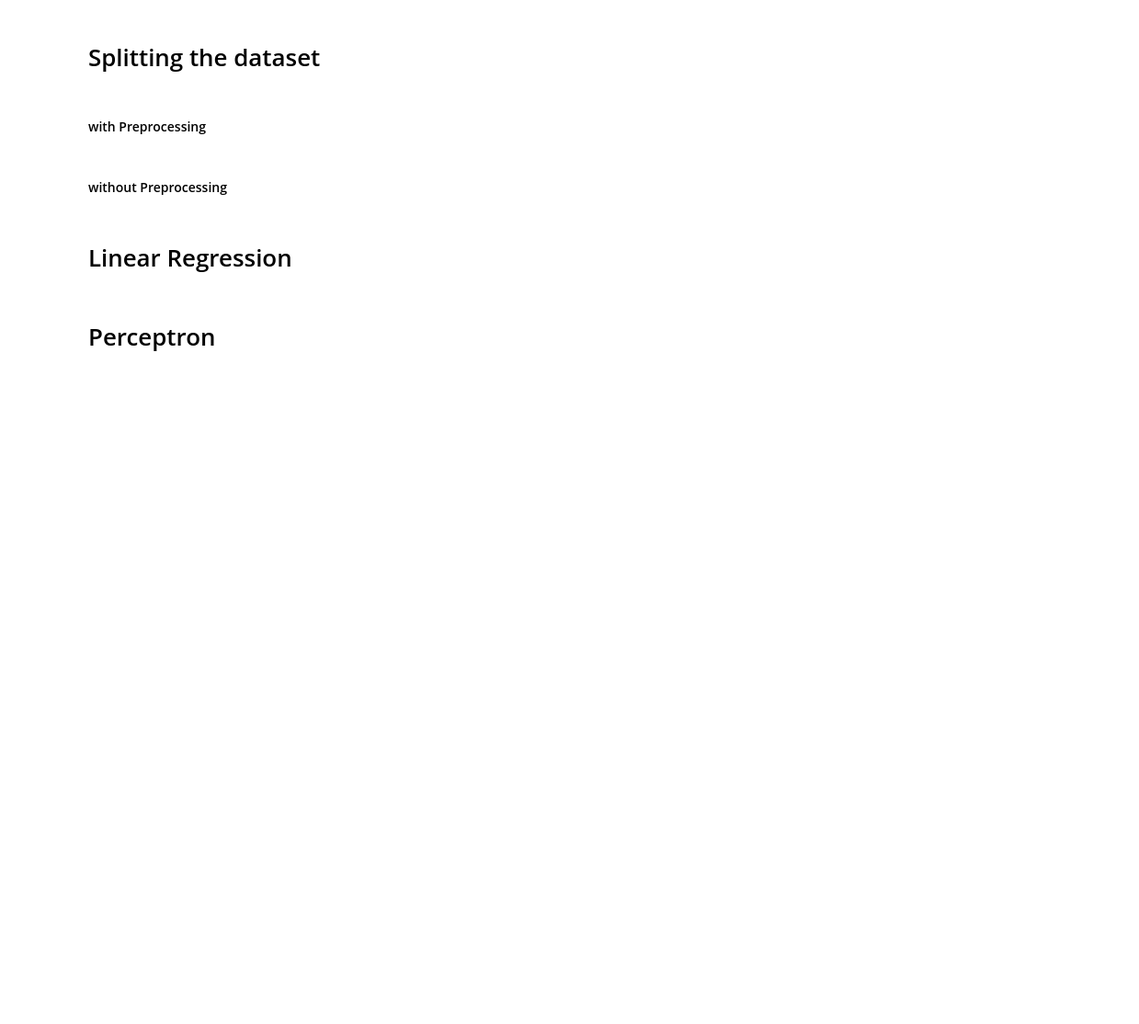
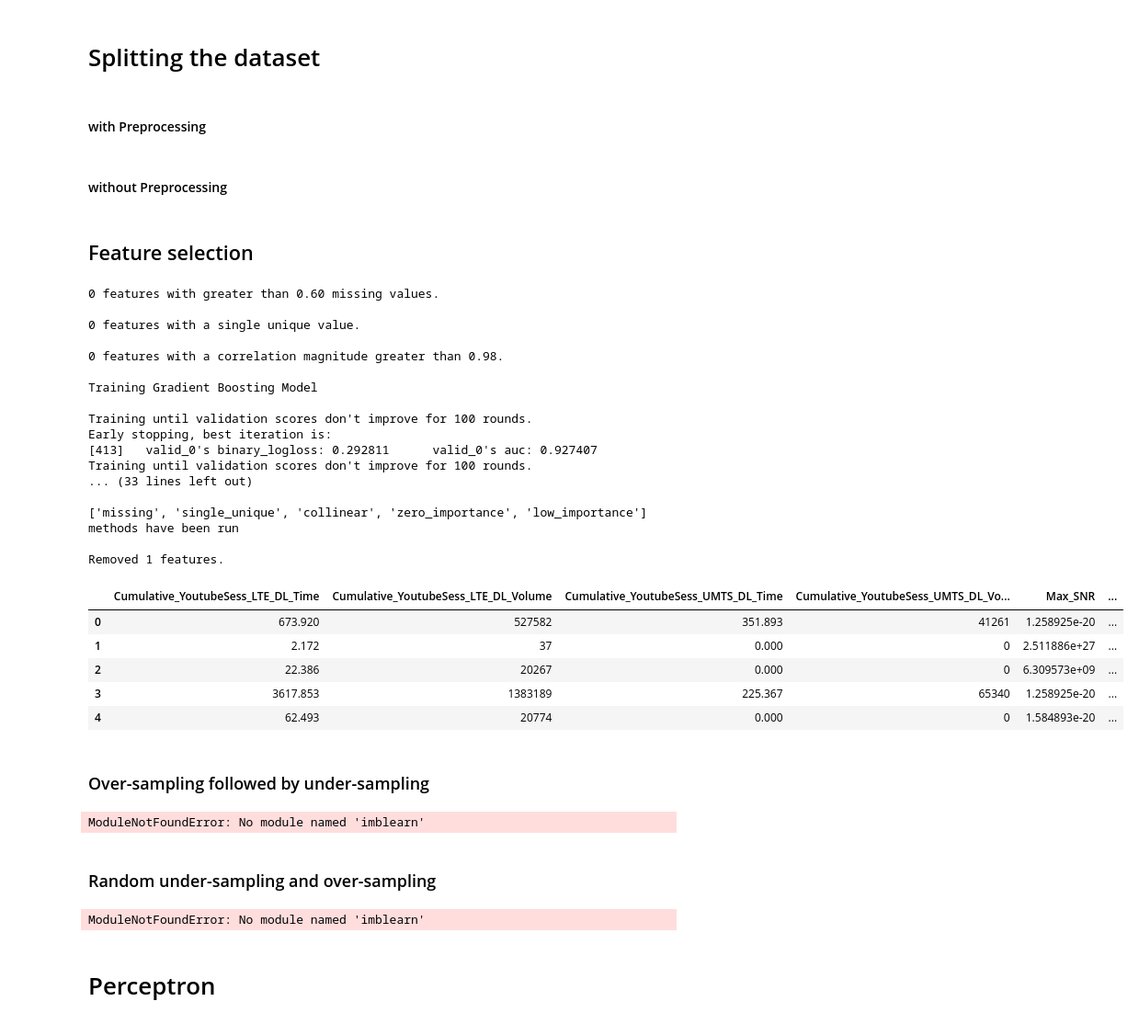
Before and after one commit to riccardocadei/ML4Networking-Contest-2019-PoliMI, a Jupyter notebook: main.ipynb, the cells around one changed output. Shown: that part at 92% size. Cells and saved outputs as stored; diff of their text form; code cells hidden in the pictures; blank space fills up the shorter version.

```diff
--- a/main.ipynb
+++ b/main.ipynb
@@ -57,15 +56,17 @@ See the caveats in the documentation: http://pandas.pydata.org/pandas-docs/stabl
 # %% [markdown]
 #### with Preprocessing
 # %%
-feature_names = ["Cumulative_YoutubeSess_LTE_DL_Time","Cumulative_YoutubeSess_LTE_DL_Volume","Cumulative_YoutubeSess_UMTS_DL_Time","Cumulative_YoutubeSess_UMTS_DL_Volume","Max_SNR","LTE_speed","UMTS_speed","UMTS_full","UMTS_lim","UMTS_no","LTE_full","LTE_lim","LTE_no",]
-minimal = ["LTE_speed","UMTS_speed","UMTS_full","LTE_full"]
+#feature_names = ["Cumulative_YoutubeSess_LTE_DL_Time","Cumulative_YoutubeSess_LTE_DL_Volume","Cumulative_YoutubeSess_UMTS_DL_Time","Cumulative_YoutubeSess_UMTS_DL_Volume","Max_SNR","LTE_speed","UMTS_speed","UMTS_full","UMTS_lim","UMTS_no","LTE_full","LTE_lim","LTE_no",]
+#feature_names = ["Max_SNR","LTE_speed","UMTS_speed","UMTS_full","UMTS_lim","UMTS_no","LTE_full","LTE_lim","LTE_no",]
+feature_names = ['Cumulative_YoutubeSess_LTE_DL_Time','Cumulative_YoutubeSess_LTE_DL_Volume','Cumulative_YoutubeSess_UMTS_DL_Time','Cumulative_YoutubeSess_UMTS_DL_Volume','Max_SNR','Max_RSRQ','p1','p2','YT','UMTS_full','UMTS_lim','UMTS_no','LTE_full','LTE_lim','LTE_no']
 X_train = usertr[feature_names]
 y_train = usertr['User_Satisfaction']
 X_test = userte[feature_names]
-# %%
-from scipy import stats
-X_train=stats.zscore(X_train)
-X_test=stats.zscore(X_test)
+# %%
+from sklearn.preprocessing import StandardScaler
+feature_scaler = StandardScaler()
+X_train = feature_scaler.fit_transform(X_train)
+X_test = feature_scaler.transform(X_test)
 # %% [markdown]
 #### without Preprocessing
 # %%
@@ -73,23 +74,55 @@ feature_names = ['User_Id','Cumulative_YoutubeSess_LTE_DL_Time','Cumulative_Yout
 X_train = usertr[feature_names]
 y_train = usertr['User_Satisfaction']
 X_test = userte[feature_names]
-# %% [markdown]
-# Linear Regression
-# %%
-from sklearn import datasets, linear_model
-import numpy
-
-
-regr = linear_model.LinearRegression()
-regr.fit(X_train, y_train)
-pred = regr.predict(X_test)
-pred1 = []
-a = 0
-for i in pred:
-    pred1.append([int(User_Id[a]),int(i)])
-    a += 1
-
-numpy.savetxt("predictions\\lrpredpp.csv", pred1, fmt='%10i',delimiter=",")
+# %% [markdown]
+## Feature selection
+# %%
+from feature_selector import FeatureSelector
+
+fs = FeatureSelector(data = X_train, labels = y_train)
+fs.identify_all(selection_params = {'missing_threshold': 0.6, 'correlation_threshold': 0.98, 'task': 'classification', 'eval_metric': 'auc', 'cumulative_importance': 0.99})
+train_removed = fs.remove(methods = 'all')
+train_removed.head()
+# %% [output]
+0 features with greater than 0.60 missing values.
+
+0 features with a single unique value.
+
+0 features with a correlation magnitude greater than 0.98.
+
+Training Gradient Boosting Model
+
+Training until validation scores don't improve for 100 rounds.
+Early stopping, best iteration is:
+[413]   valid_0's binary_logloss: 0.292811      valid_0's auc: 0.927407
+Training until validation scores don't improve for 100 rounds.
+... (33 lines left out)
+
+['missing', 'single_unique', 'collinear', 'zero_importance', 'low_importance'] methods have been run
+
+Removed 1 features.
+|  | Cumulative_YoutubeSess_LTE_DL_Time | Cumulative_YoutubeSess_LTE_DL_Volume | Cumulative_YoutubeSess_UMTS_DL_Time | Cumulative_YoutubeSess_UMTS_DL_Vo... | Max_SNR | ... |
+| 0 | 673.920 | 527582 | 351.893 | 41261 | 1.258925e-20 | ... |
+| 1 | 2.172 | 37 | 0.000 | 0 | 2.511886e+27 | ... |
+| 2 | 22.386 | 20267 | 0.000 | 0 | 6.309573e+09 | ... |
+| 3 | 3617.853 | 1383189 | 225.367 | 65340 | 1.258925e-20 | ... |
+| 4 | 62.493 | 20774 | 0.000 | 0 | 1.584893e-20 | ... |
+# %% [markdown]
+### Over-sampling followed by under-sampling
+# %%
+from Imbalanced import OverSampleUnderSampleA
+
+X_train, y_train = OverSampleUnderSampleA (X_train, y_train)
+# %% [output]
+ModuleNotFoundError: No module named 'imblearn'
+# %% [markdown]
+### Random under-sampling and over-sampling
+# %%
+from Imbalanced import RandomUSOSA
+
+X_train, y_train = RandomUSOSA (X_train, y_train)
+# %% [output]
+ModuleNotFoundError: No module named 'imblearn'
 # %% [markdown]
 # Perceptron
 # %%
```
Also changed, not shown: parts of 25 cells of this notebook, 2 other files.
